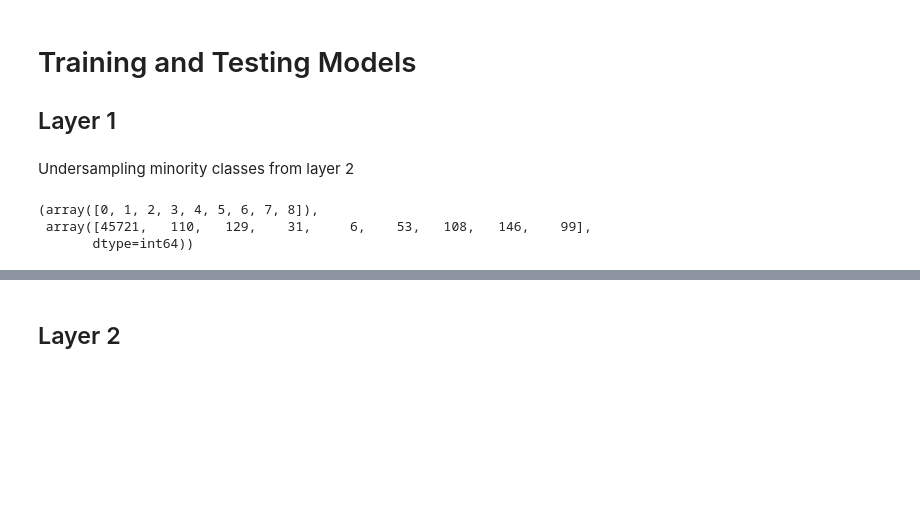
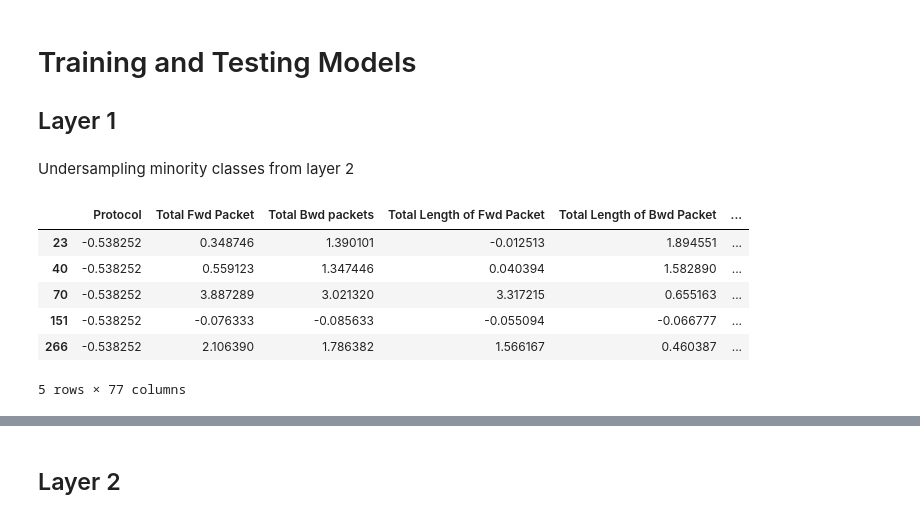
Before and after one commit to behdadmansouri/TAVo, a Jupyter notebook: CIC_Darknet_2020_Classification.ipynb, the cells around one changed output, grey strips where cells are left out. Cells and saved outputs as stored; diff of their text form; code cells hidden in the pictures; blank space fills up the shorter version.

```diff
--- a/CIC_Darknet_2020_Classification.ipynb
+++ b/CIC_Darknet_2020_Classification.ipynb
@@ -85,7 +86,7 @@ Decreased by 62.8%
 # %% [markdown]
 # Split
 # %%
-copied = data.copy()
+copied = data.copy(deep=True)
 copied.replace([np.inf, -np.inf], np.nan, inplace=True)
 copied = copied.dropna()
 copied.isnull().sum().sum()
@@ -119,3 +120,5 @@ X_train, X_test, Y_train, Y_test = train_test_split(X_train__test, Y_train_test,
+# %%
+X_train, X_test, Y_train, Y_test = train_test_split(X, Y, test_size=0.35, random_state=42, stratify=Y['Level2'])
 # %%
 scaler = StandardScaler()
 X_train = scaler.fit_transform(X_train)
@@ -134,6 +134,24 @@ Y_test_2 = Y_test['Level2']
-# %%
-np.unique(Y_train_2, return_counts=True)
-# %% [output]
-(array([0, 1, 2, 3, 4, 5, 6, 7, 8]),
- array([45721,   110,   129,    31,     6,    53,   108,   146,    99],
-       dtype=int64))
+# %%
+import copy
+from copy import deepcopy
+Y_train_2 = Y_train['Level2']
+Y_test_2 = Y_test['Level2']
+Y_train_c = Y_train_2.copy(deep=True)
+Y_test_c = Y_test_2.copy(deep=True)
+X_train_c = deepcopy(X_train)
+X_test_c = deepcopy(X_test)
+# %%
+#Dropping non-tor values for Critic training
+cdf = pd.DataFrame(X_train_c)
+cdf.columns = X.columns
+cdf['Level2'] = Y_train_c.tolist()
+cdf = cdf[(cdf.Level2 != 0)]
+cdf.head()
+# %% [output]
+|  | Protocol | Total Fwd Packet | Total Bwd packets | Total Length of Fwd Packet | Total Length of Bwd Packet | ... |
+| 23 | -0.538252 | 0.348746 | 1.390101 | -0.012513 | 1.894551 | ... |
+| 40 | -0.538252 | 0.559123 | 1.347446 | 0.040394 | 1.582890 | ... |
+| 70 | -0.538252 | 3.887289 | 3.021320 | 3.317215 | 0.655163 | ... |
+| 151 | -0.538252 | -0.076333 | -0.085633 | -0.055094 | -0.066777 | ... |
+| 266 | -0.538252 | 2.106390 | 1.786382 | 1.566167 | 0.460387 | ... |
+5 rows × 77 columns
```
Also changed, not shown: parts of 29 cells of this notebook.
